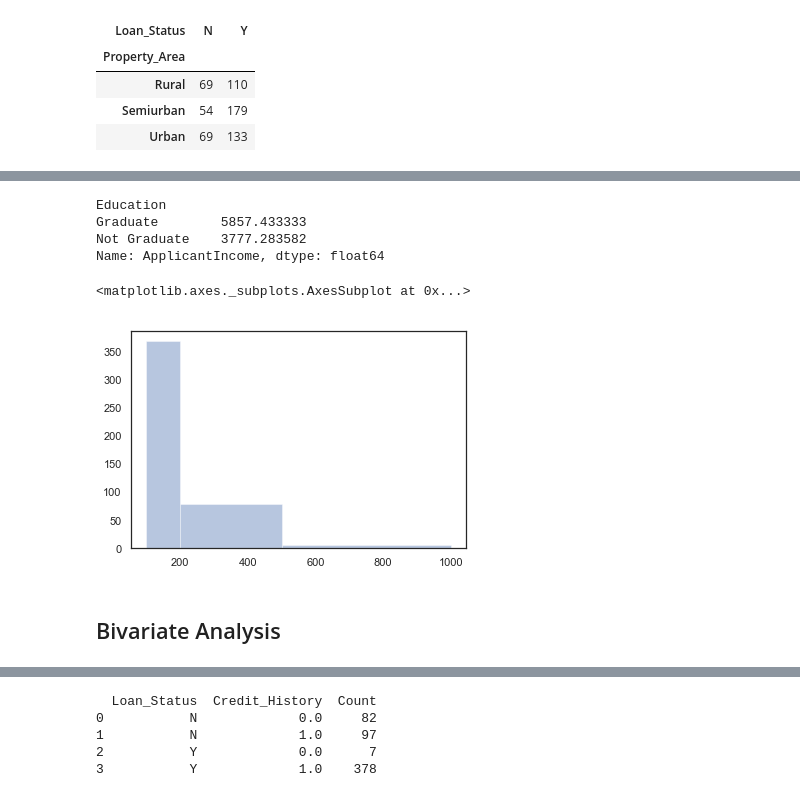
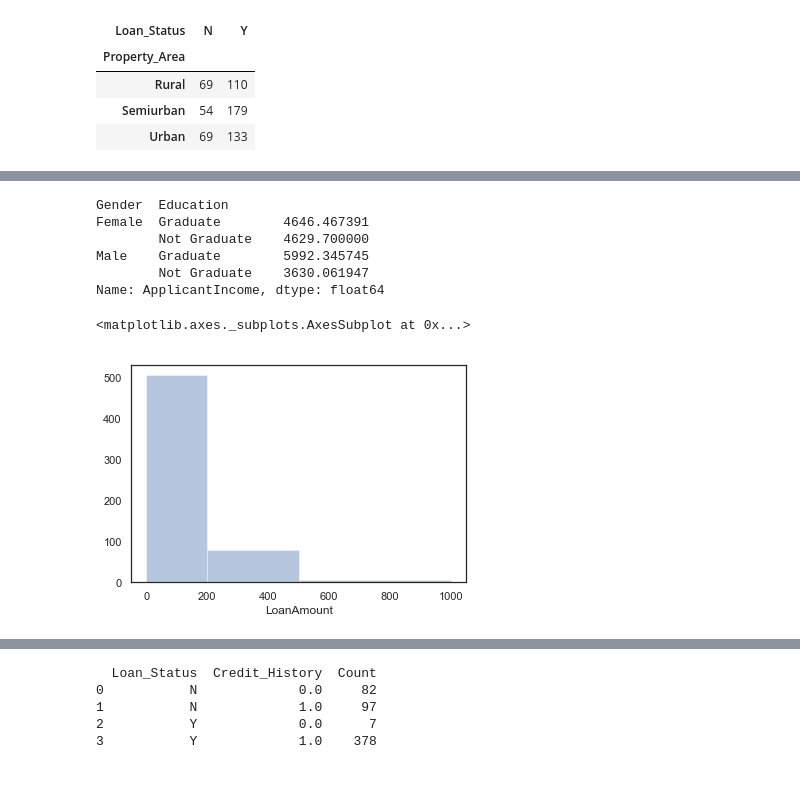
Before and after one commit to srikanthpragada/DS_06_MAY_2019, a Jupyter notebook: loan/loan_prediction.ipynb, the cells around one changed output, grey strips where cells are left out. Cells and saved outputs as stored; diff of their text form; code cells hidden in the pictures.

```diff
--- a/loan/loan_prediction.ipynb
+++ b/loan/loan_prediction.ipynb
@@ -278,16 +278,16 @@ Name: ApplicantIncome, dtype: int64
 # %%
-train.groupby('Education')['ApplicantIncome'].mean()
+train.groupby(['Gender','Education'])['ApplicantIncome'].mean()
 # %% [output]
-Education
-Graduate        5857.433333
-Not Graduate    3777.283582
+Gender  Education
+Female  Graduate        4646.467391
+        Not Graduate    4629.700000
+Male    Graduate        5992.345745
+        Not Graduate    3630.061947
 Name: ApplicantIncome, dtype: float64
 # %%
-sns.distplot( train.loc [ train['LoanAmount'].notna(),['LoanAmount']], bins=[100,200,500,1000], kde=False)
+sns.distplot( train['LoanAmount'], bins=[0,200,500,1000], kde=False)
 # %% [output]
 <matplotlib.axes._subplots.AxesSubplot at 0x...>
-[figure, old version]
+[figure, new version]
-# %% [markdown]
-## Bivariate Analysis
 # %%
 d = train.groupby(by=["Loan_Status","Gender","Married"], as_index=False)['Loan_ID'].count()
```
Also changed, not shown: parts of 18 cells of this notebook.
